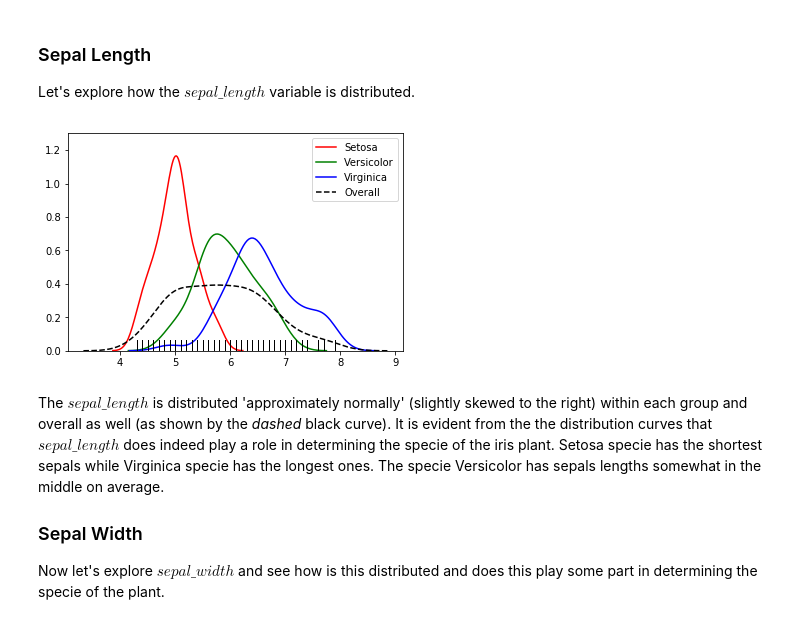
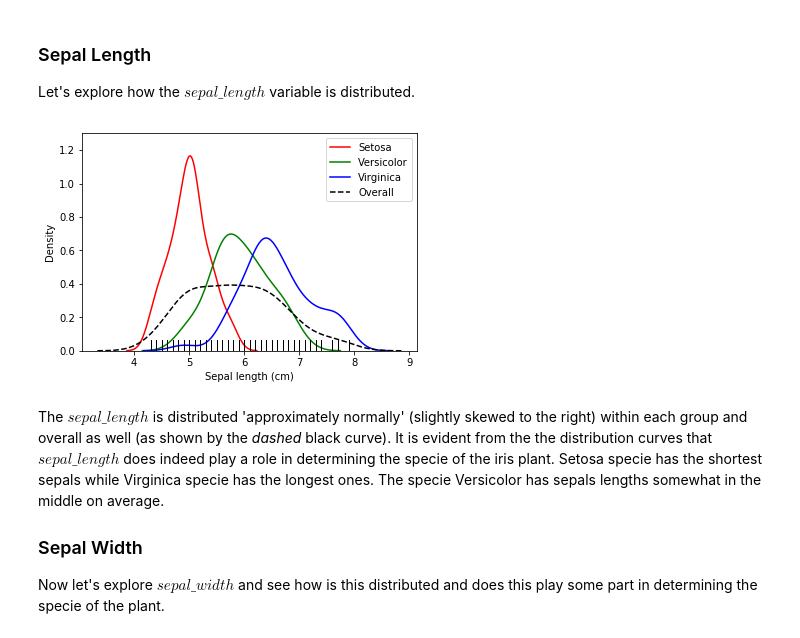
Before and after one commit to amjadfarman/iris_problem, a Jupyter notebook: iris_problem.ipynb, the cells around one changed output. Saved outputs shown, nothing was run; the diff lists cells and outputs as text; code cells hidden in the pictures.

```diff
--- a/iris_problem.ipynb
+++ b/iris_problem.ipynb
@@ -76,17 +90,19 @@ Let's explore how the $sepal\_length$ variable is distributed.
 # %%
 target_setosa = iris_data.loc[iris_data['target'] == 'setosa']
 target_versicolor = iris_data.loc[iris_data['target'] == 'versicolor']
 target_virginica = iris_data.loc[iris_data['target'] == 'virginica']
 
 sns.distplot(target_setosa[['sepal_length']], hist=False, rug=True, color='r', label='Setosa')
 sns.distplot(target_versicolor[['sepal_length']], hist=False, rug=True, color='g', label = 'Versicolor')
 sns.distplot(target_virginica[['sepal_length']], hist=False, rug=True, color='b', label = 'Virginica')
 sns.distplot(iris_data[['sepal_length']], hist=False, rug=True, color='black', kde_kws={'linestyle':'--'}, label = 'Overall')
 plt.ylim(0, 1.3)
 plt.legend()
+plt.xlabel("Sepal length (cm)")
+plt.ylabel("Density")
 plt.show()
 # %% [output]
-[figure, old version]
+[figure, new version]
 # %% [markdown]
 The $sepal\_length$ is distributed 'approximately normally' (slightly skewed to the right) within each group and overall as well (as shown by the _dashed_ black curve). It is evident from the the distribution curves that $sepal\_length$ does indeed play a role in determining the specie of the iris plant. Setosa specie has the shortest sepals while Virginica specie has the longest ones. The specie Versicolor has sepals lengths somewhat in the middle on average.
 ### Sepal Width
```
Also changed, not shown: parts of 25 cells of this notebook.
